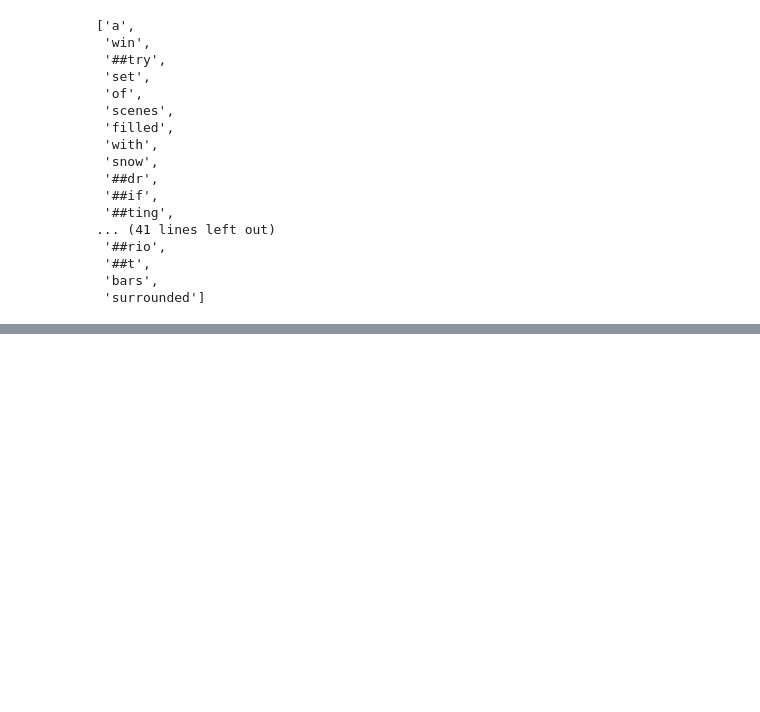
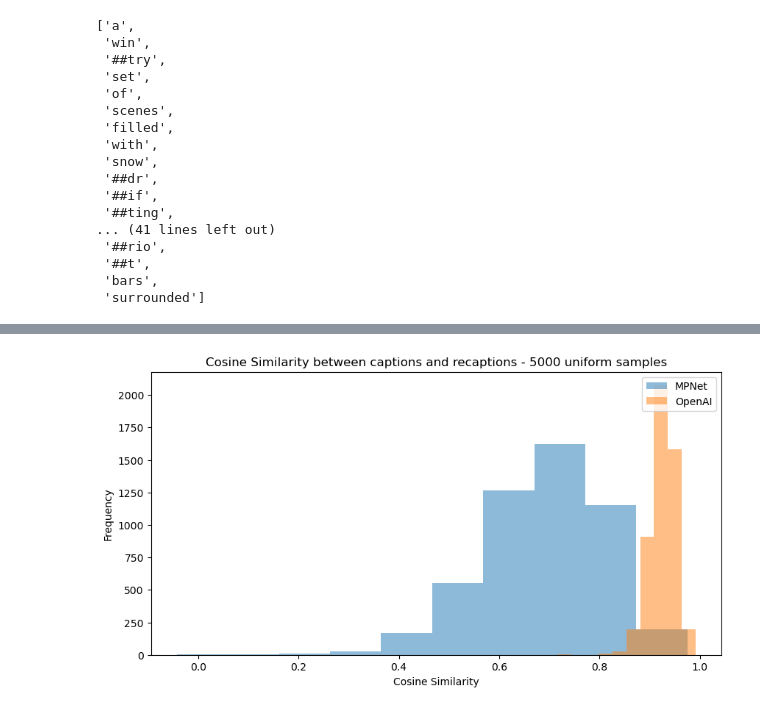
Before and after one commit to imartinf/multimemo, a Jupyter notebook: notebooks/1-imartinf-language-analysis.ipynb, the cells around one changed output, grey strips where cells are left out. Cells and saved outputs as stored; diff of their text form; code cells hidden in the pictures; blank space fills up the shorter version.

```diff
--- a/notebooks/1-imartinf-language-analysis.ipynb
+++ b/notebooks/1-imartinf-language-analysis.ipynb
@@ -211,0 +455,6 @@ tokenizer.tokenize(highest_oov_recaptions['recaptions'].values[0])
+# %%
+df3 = data_exp.sample(5000, random_state=42)
+df3['cosine_sim_mpnet'] = df3.progress_apply(lambda row: cosine_sim_metric.get_metric(row['recaptions'], row['captions'])[0][0], axis=1)
+df3['cosine_sim_openai'] = df3.progress_apply(lambda row: cosine_sim_metric_openai.get_metric(row['recaptions'], row['captions'])[0][0], axis=1)
+
+df3[['captions','recaptions','caption_oov_words','cosine_sim_mpnet','cosine_sim_openai']].head(5)
@@ -211,0 +468,12 @@ tokenizer.tokenize(highest_oov_recaptions['recaptions'].values[0])
+# %%
+# Plot an overimposed histogram of the cosine similarities per MPNet and OpenAI
+plt.figure(figsize=(10, 5))
+plt.hist(df3['cosine_sim_mpnet'], bins=10, alpha=0.5, label='MPNet')
+plt.hist(df3['cosine_sim_openai'], bins=10, alpha=0.5, label='OpenAI')
+plt.legend(loc='upper right')
+plt.title('Cosine Similarity between captions and recaptions - 5000 uniform samples')
+plt.xlabel('Cosine Similarity')
+plt.ylabel('Frequency')
+plt.show()
+# %% [output]
+[figure, added]
```
Also changed, not shown: parts of 22 cells of this notebook, 5 other files.
